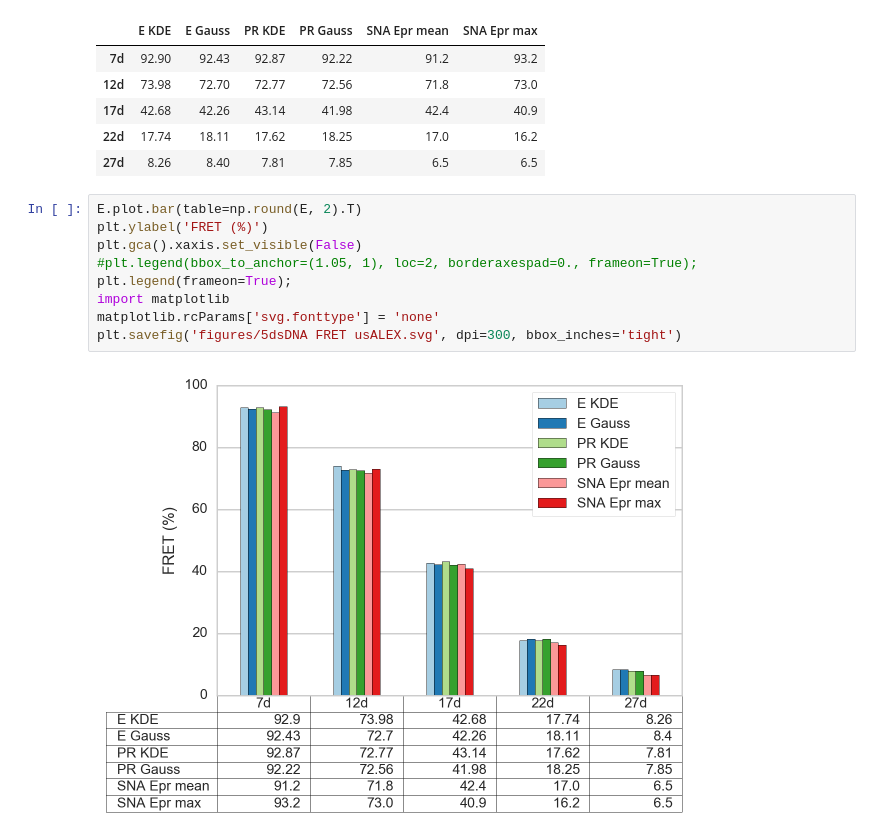
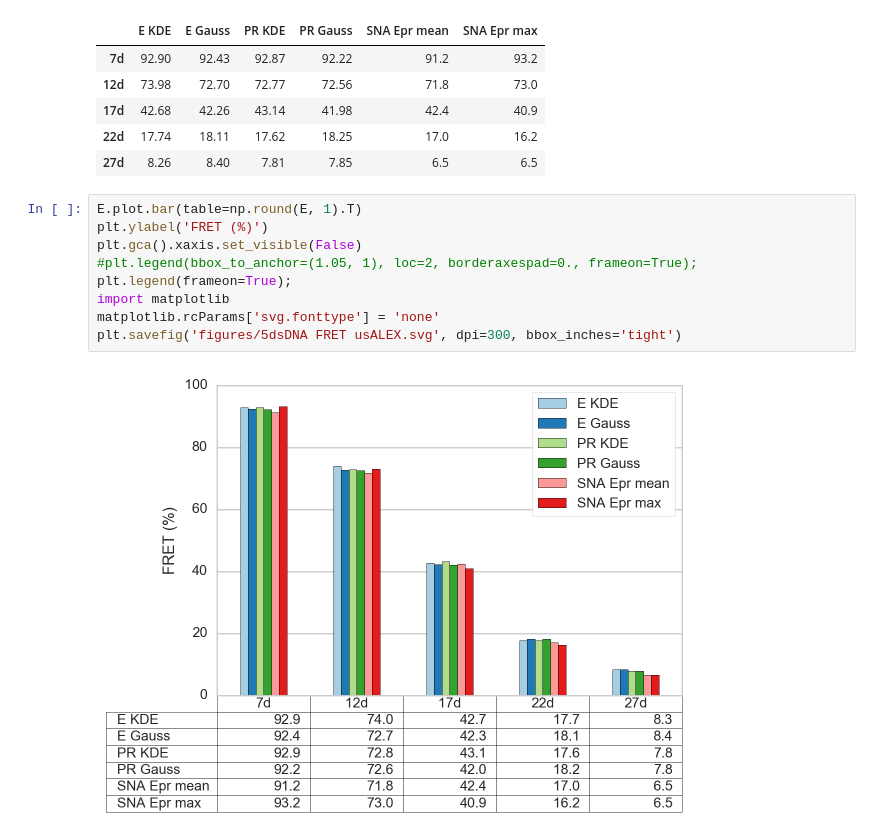
Before and after one commit to tritemio/multispot_paper, a Jupyter notebook: out_notebooks/Figure - usALEX 5 dsDNA samples FRET-out.ipynb, the cells around one changed output. Cells and saved outputs as stored; diff of their text form.

Commit message:
Round usALEX E values to 1 decimal

```diff
--- a/out_notebooks/Figure - usALEX 5 dsDNA samples FRET-out.ipynb
+++ b/out_notebooks/Figure - usALEX 5 dsDNA samples FRET-out.ipynb
@@ -37,13 +37,13 @@ E.round(2)
 | 22d | 17.74 | 18.11 | 17.62 | 18.25 | 17.0 | 16.2 |
 | 27d | 8.26 | 8.40 | 7.81 | 7.85 | 6.5 | 6.5 |
 # %%
-E.plot.bar(table=np.round(E, 2).T)
+E.plot.bar(table=np.round(E, 1).T)
 plt.ylabel('FRET (%)')
 plt.gca().xaxis.set_visible(False)
 #plt.legend(bbox_to_anchor=(1.05, 1), loc=2, borderaxespad=0., frameon=True);
 plt.legend(frameon=True);
 import matplotlib
 matplotlib.rcParams['svg.fonttype'] = 'none'
 plt.savefig('figures/5dsDNA FRET usALEX.svg', dpi=300, bbox_inches='tight')
 # %% [output]
-[figure, old version]
+[figure, new version]
```
Also changed, not shown: parts of 1 cell of this notebook, 2 other files.
